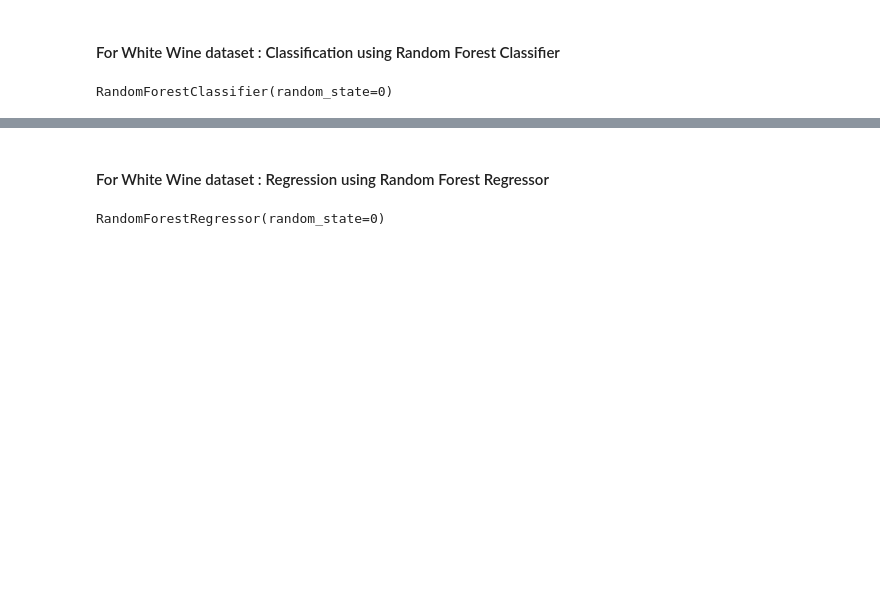
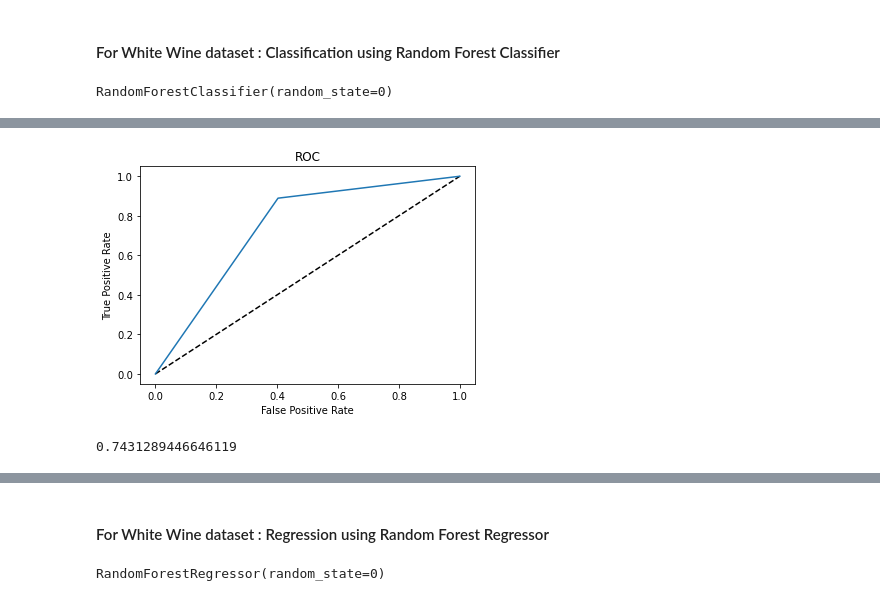
Before and after one commit to varshavamanmurthy/Wine_Quality_Prediction, a Jupyter notebook: Wine_Quality.ipynb, the cells around one changed output, grey strips where cells are left out. Saved outputs shown, nothing was run; the diff lists cells and outputs as text; code cells hidden in the pictures; blank space fills up the shorter version.

```diff
--- a/Wine_Quality.ipynb
+++ b/Wine_Quality.ipynb
@@ -424,0 +451,10 @@ white_wine_classify_accuracy
+# %%
+# Fine tuning with randomized search
+
+from sklearn.model_selection import RandomizedSearchCV
+from pprint import pprint
+
+random_grid={'criterion':['gini','entropy'],
+                'max_depth':[1,2,3,4,5,6,7,None]}
+
+pprint(random_grid)
@@ -424,0 +628,17 @@ white_wine_classify_accuracy
+# %%
+#ROC
+fpr_rf, tpr_rf, thresholds_rf = roc_curve(y_test_white_classify, best_random_y_pred_white_classify)
+plt.plot([0,1], [0,1], '--k')
+plt.plot(fpr_rf, tpr_rf)
+plt.xlabel('False Positive Rate')
+plt.ylabel('True Positive Rate')
+plt.title('ROC')
+plt.show()
+# %% [output]
+[figure, added]
+# %%
+# Calculating the roc_auc score
+
+roc_auc_score(y_test_white_classify,best_random_y_pred_white_classify)
+# %% [output]
+0.7431289446646119
```
Also changed, not shown: parts of 66 cells of this notebook.
